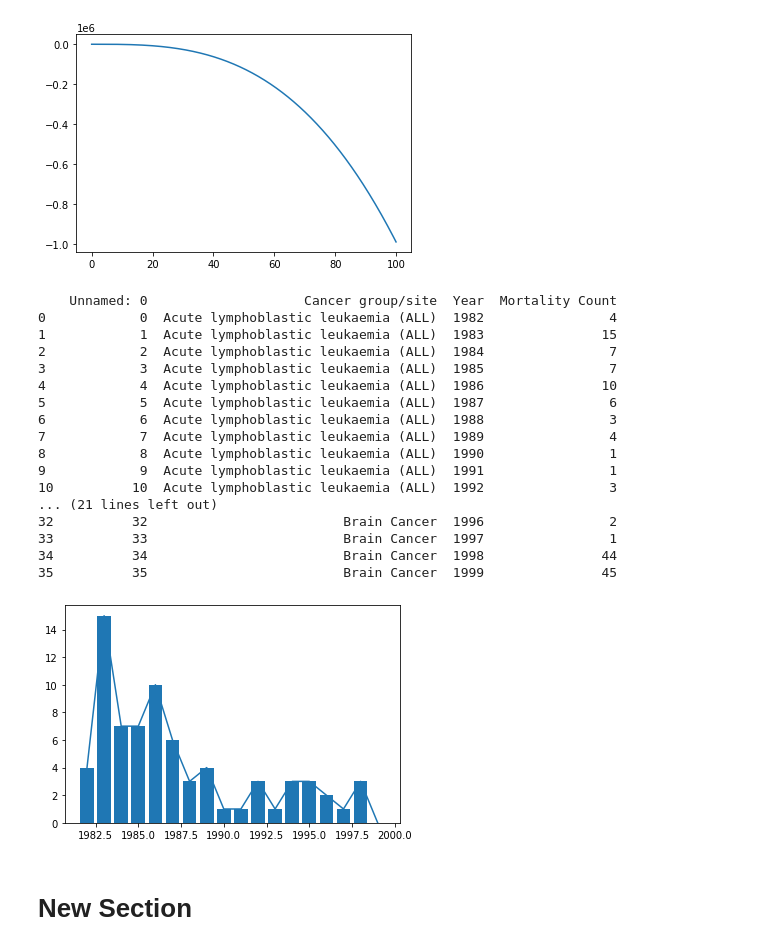
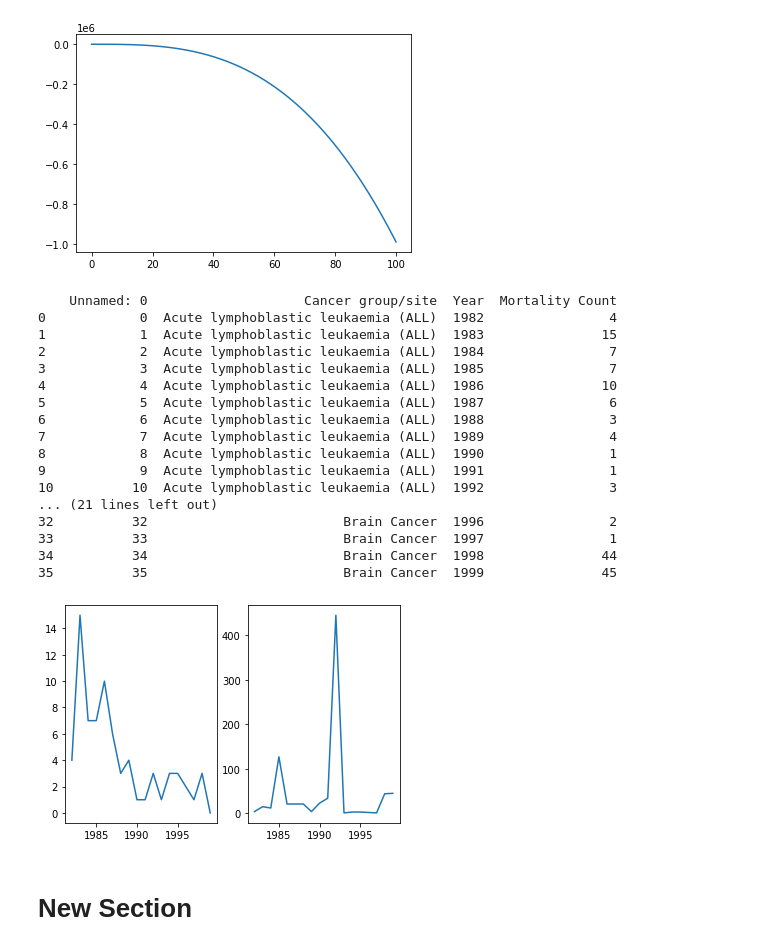
Before and after one commit to chandrugcg77/test_Oct, a Jupyter notebook: Untitled1.ipynb, the cells around one changed output. Cells and saved outputs as stored; diff of their text form; code cells hidden in the pictures.

```diff
--- a/Untitled1.ipynb
+++ b/Untitled1.ipynb
@@ -53,33 +53,38 @@ plt.show()
 # %%
 import pandas as pd
 excel_file_path=r"/content/cancer_data_final.xlsx"
 #reading the data of excel file
 cancer_data=pd.read_excel(excel_file_path)
 print(cancer_data)
 all_mortaility=cancer_data.loc[cancer_data["Cancer group/site"]=="Acute lymphoblastic leukaemia (ALL)"]
+bc_mortality=cancer_data.loc[cancer_data["Cancer group/site"]=="Brain Cancer"]
 #all_mortaility.plot(x="Year",y="Mortality Count")
 #all_mortaility.plot(x="Year",y="Mortality Count",kind="bar")
-plt.bar(all_mortaility["Year"],all_mortaility["Mortality Count"])
-plt.plot(all_mortaility["Year"],all_mortaility["Mortality Count"])
+#plt.bar(all_mortaility["Year"],all_mortaility["Mortality Count"])
+#plt.plot(all_mortaility["Year"],all_mortaility["Mortality Count"])
+#plt.show()
+fig,axs=plt.subplots(1,2)
+axs[0].plot(all_mortaility["Year"],all_mortaility["Mortality Count"])
+axs[1].plot(bc_mortality["Year"],bc_mortality["Mortality Count"])
 plt.show()
 # %% [output]
     Unnamed: 0                    Cancer group/site  Year  Mortality Count
 0            0  Acute lymphoblastic leukaemia (ALL)  1982                4
 1            1  Acute lymphoblastic leukaemia (ALL)  1983               15
 2            2  Acute lymphoblastic leukaemia (ALL)  1984                7
 3            3  Acute lymphoblastic leukaemia (ALL)  1985                7
 4            4  Acute lymphoblastic leukaemia (ALL)  1986               10
 5            5  Acute lymphoblastic leukaemia (ALL)  1987                6
 6            6  Acute lymphoblastic leukaemia (ALL)  1988                3
 7            7  Acute lymphoblastic leukaemia (ALL)  1989                4
 8            8  Acute lymphoblastic leukaemia (ALL)  1990                1
 9            9  Acute lymphoblastic leukaemia (ALL)  1991                1
 10          10  Acute lymphoblastic leukaemia (ALL)  1992                3
 ... (21 lines left out)
 32          32                         Brain Cancer  1996                2
 33          33                         Brain Cancer  1997                1
 34          34                         Brain Cancer  1998               44
 35          35                         Brain Cancer  1999               45
-[figure, old version]
+[figure, new version]
 # %% [markdown]
 # New Section
```
